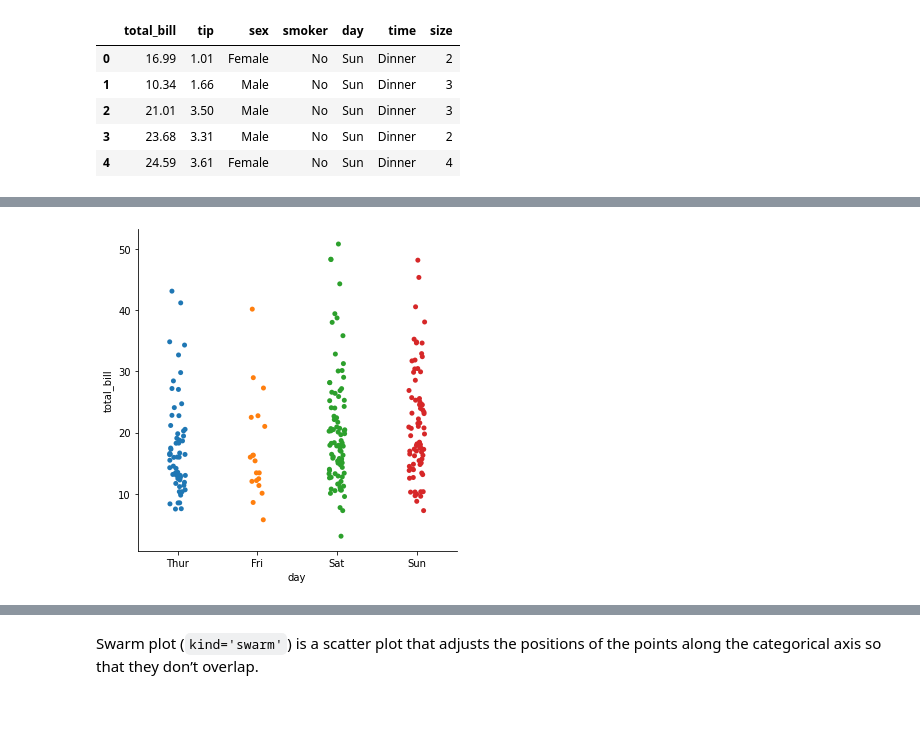
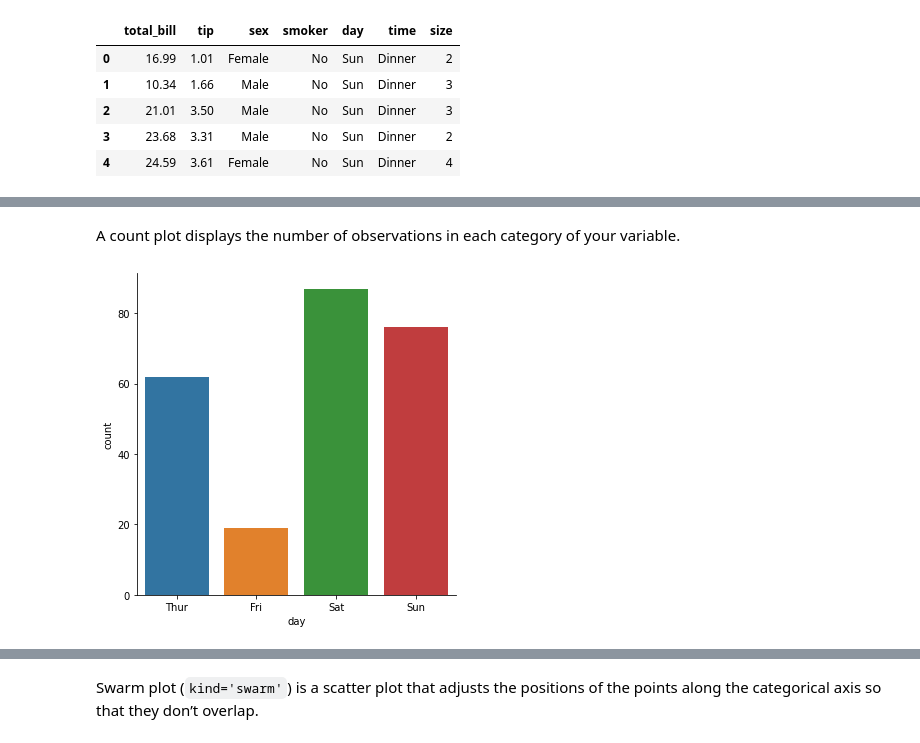
Before and after one commit to Goliath-Research/Introduction-to-Data-Science, a Jupyter notebook: 05-Introduction to Data Visualization/05-Categorical Plot in Seaborn.ipynb, the cells around one changed output, grey strips where cells are left out. Drawn from its saved outputs; the diff is of its cells as text; code cells hidden in the pictures; blank space fills up the shorter version.

Commit message:
Data Visualizations update!

```diff
--- a/05-Introduction to Data Visualization/05-Categorical Plot in Seaborn.ipynb
+++ b/05-Introduction to Data Visualization/05-Categorical Plot in Seaborn.ipynb
@@ -31,4 +32,7 @@ Categorical scatterplots with catplot
+# %% [markdown]
+A count plot displays the number of observations in each category of your variable.
 # %%
-sns.catplot(data=tips, x="day", y="total_bill");
+sns.catplot(data=tips, x="day",
+            kind='count');
 # %% [output]
-[figure, old version]
+[figure, new version]
```
Also changed, not shown: parts of 33 cells of this notebook, 3 other files.
